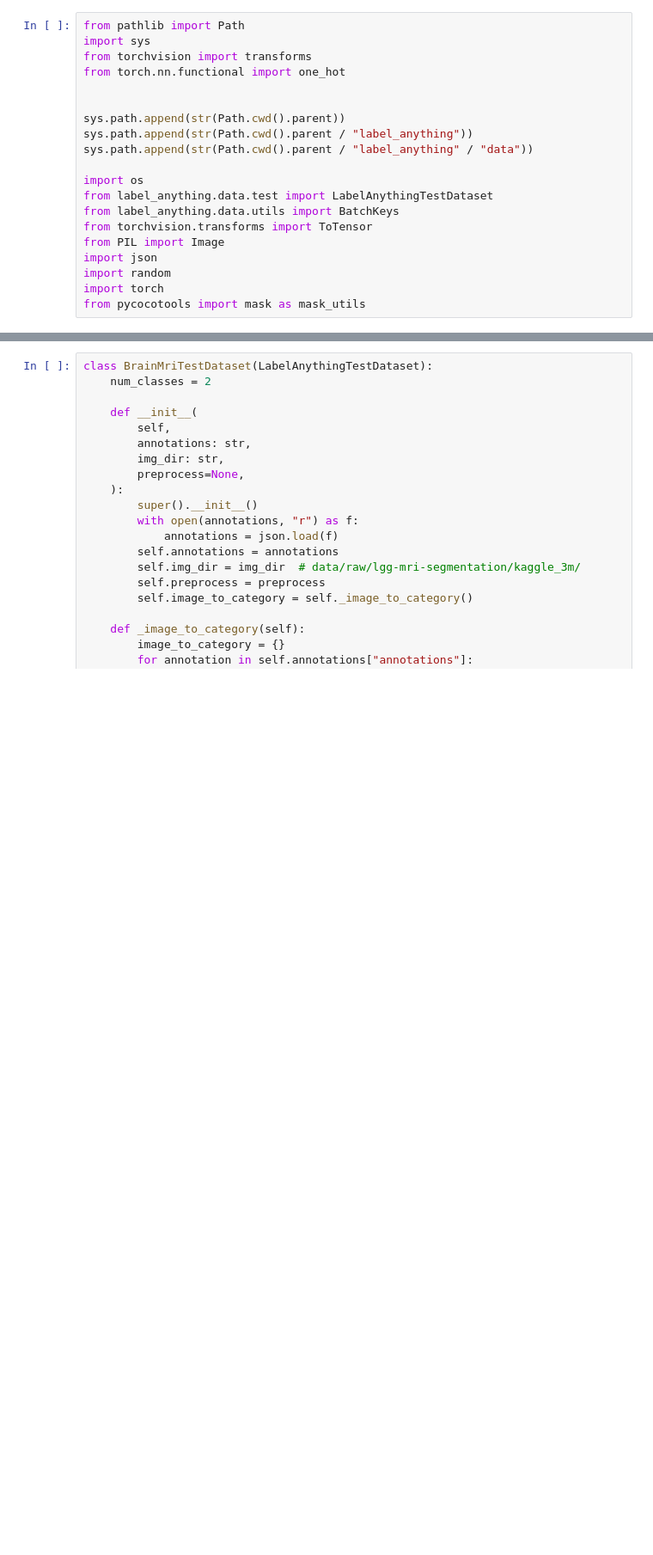
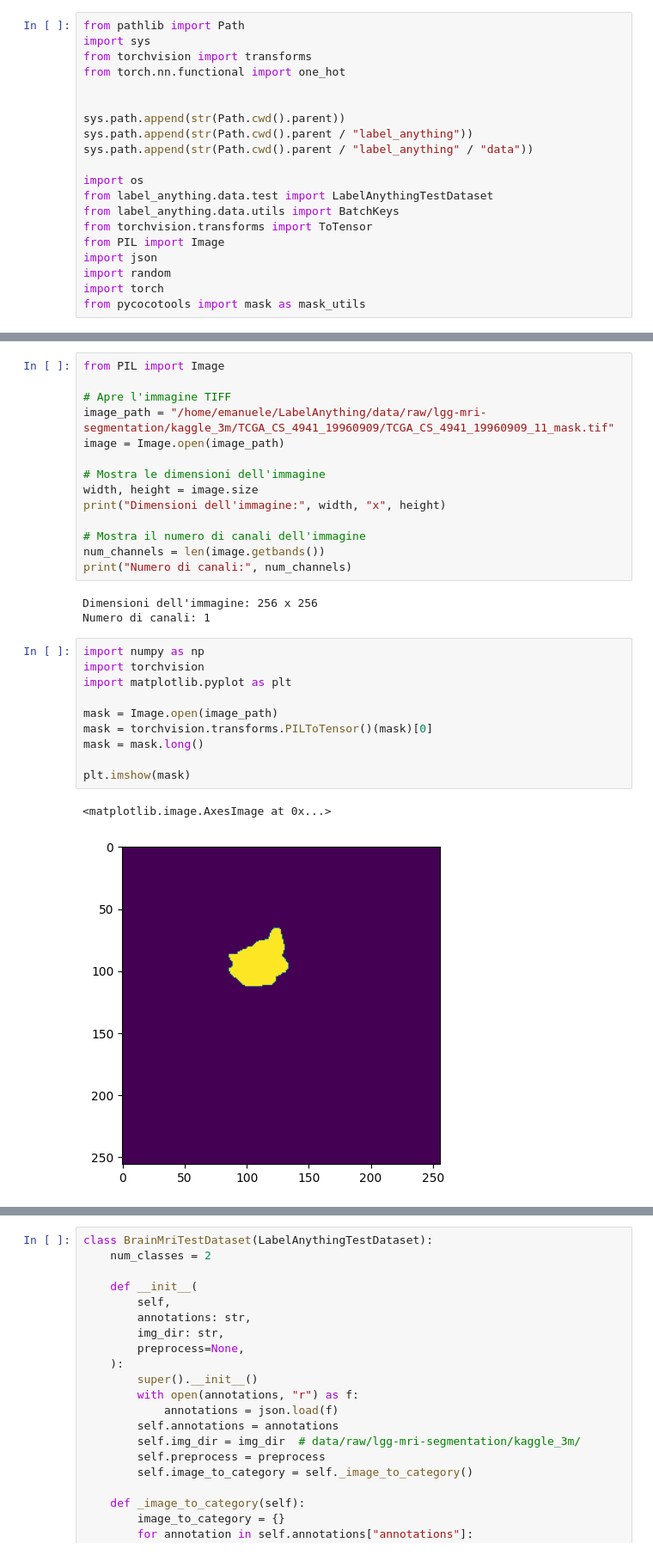
Before and after one commit to pasqualedem/LabelAnything, a Jupyter notebook: notebooks/brain.ipynb, the cells around one changed output, grey strips where cells are left out. Shown at 86% size. Drawn from its saved outputs; the diff is of its cells as text; blank space fills up the shorter version.

```diff
--- a/notebooks/brain.ipynb
+++ b/notebooks/brain.ipynb
@@ -20,0 +51,30 @@ from pycocotools import mask as mask_utils
+# %%
+from PIL import Image
+
+# Apre l'immagine TIFF
+image_path = "/home/emanuele/LabelAnything/data/raw/lgg-mri-segmentation/kaggle_3m/TCGA_CS_4941_19960909/TCGA_CS_4941_19960909_11_mask.tif"
+image = Image.open(image_path)
+
+# Mostra le dimensioni dell'immagine
+width, height = image.size
+print("Dimensioni dell'immagine:", width, "x", height)
+
+# Mostra il numero di canali dell'immagine
+num_channels = len(image.getbands())
+print("Numero di canali:", num_channels)
+# %% [output]
+Dimensioni dell'immagine: 256 x 256
+Numero di canali: 1
+# %%
+import numpy as np
+import torchvision
+import matplotlib.pyplot as plt
+
+mask = Image.open(image_path)
+mask = torchvision.transforms.PILToTensor()(mask)[0]
+mask = mask.long()
+
+plt.imshow(mask)
+# %% [output]
+<matplotlib.image.AxesImage at 0x...>
+[figure, added]
```
Also changed, not shown: parts of 2 cells of this notebook, 1 other file.
